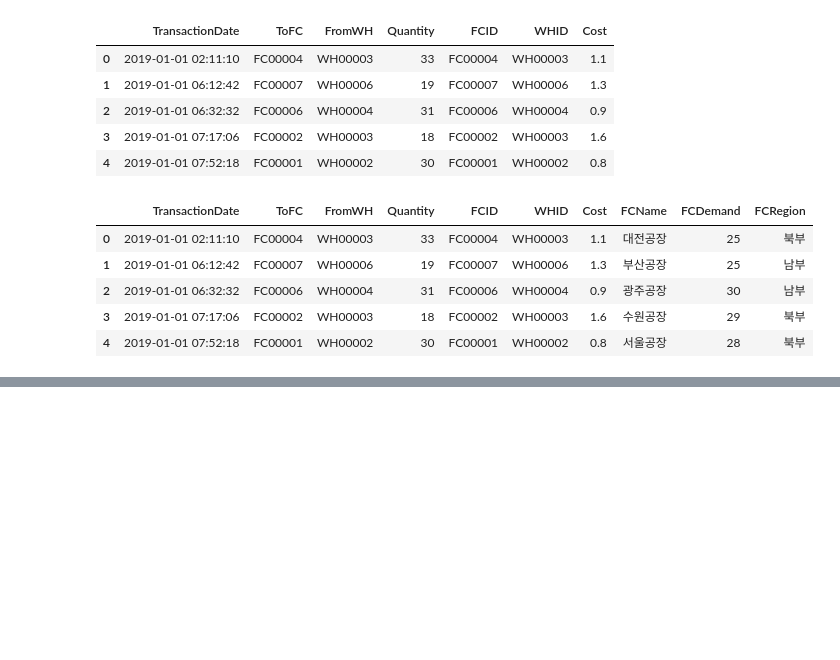
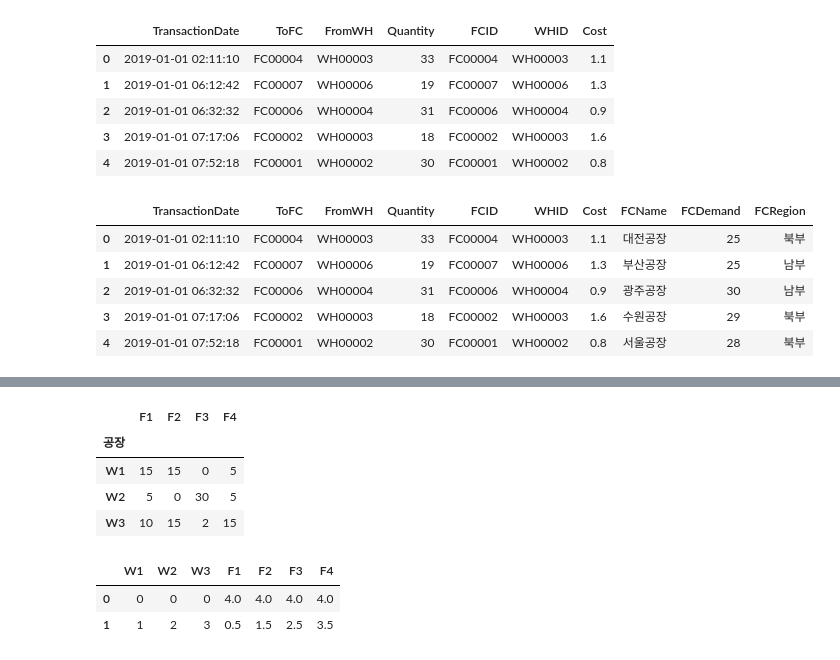
Before and after one commit to jylee1357/ch06, a Jupyter notebook: ch_06_exercise.ipynb, the cells around one changed output, grey strips where cells are left out. Drawn from its saved outputs; the diff is of its cells as text; code cells hidden in the pictures; blank space fills up the shorter version.

```diff
--- a/ch_06_exercise.ipynb
+++ b/ch_06_exercise.ipynb
@@ -105,0 +185,39 @@ join_data.head()
+# %%
+import pandas as pd
+import matplotlib.pyplot as plt
+import networkx as nx
+
+df_tr = pd.read_csv('trans_route.csv', index_col = "공장")
+df_pos = pd.read_csv('trans_route_pos.csv')
+
+G = nx.Graph()
+
+for i in range(len(df_pos.columns)):
+    G.add_node(df_pos.columns[i])
+
+num_pre = 0
+edge_weights = []
+size = 0.1
+for i in range(len(df_pos.columns)):
+    for j in range(len(df_pos.columns)):
+        if not (i==j):
+            G.add_edge(df_pos.columns[i],df_pos.columns[j])
+            if num_pre < len(G.edges):
+                num_pre = len(G.edges)
+                weight = 0
+                if (df_pos.columns[i] in df_tr.columns)and(df_pos.columns[j] in df_tr.index):
+                    if df_tr[df_pos.columns[i]][df_pos.columns[j]]:
+# %%
+df_tr
+# %% [output]
+|  | F1 | F2 | F3 | F4 |
+| 공장 |  |  |  |  |
+| W1 | 15 | 15 | 0 | 5 |
+| W2 | 5 | 0 | 30 | 5 |
+| W3 | 10 | 15 | 2 | 15 |
+# %%
+df_pos
+# %% [output]
+|  | W1 | W2 | W3 | F1 | F2 | F3 | F4 |
+| 0 | 0 | 0 | 0 | 4.0 | 4.0 | 4.0 | 4.0 |
+| 1 | 1 | 2 | 3 | 0.5 | 1.5 | 2.5 | 3.5 |
```
Also changed, not shown: parts of 8 cells of this notebook.
